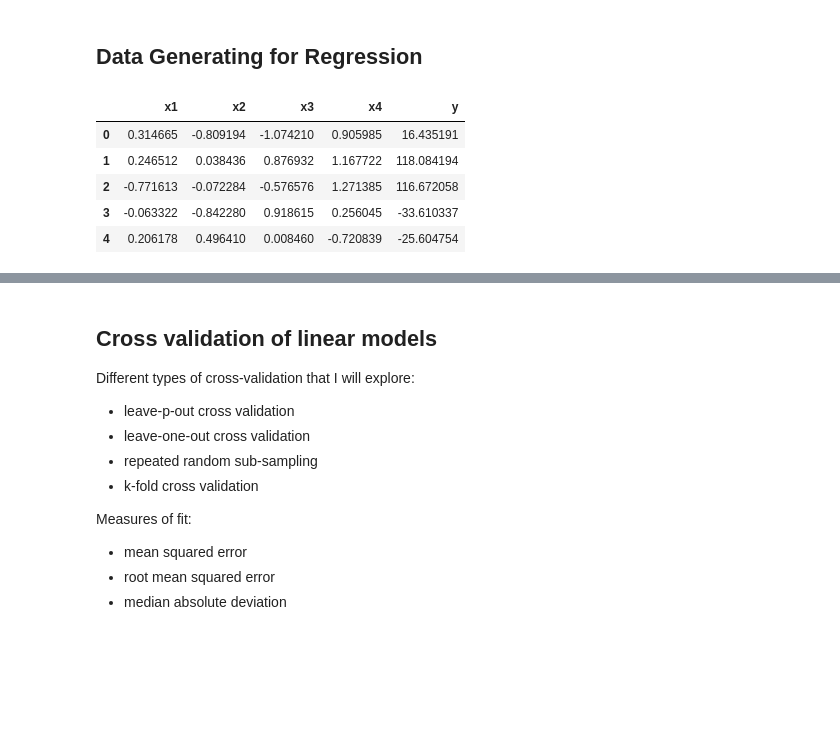
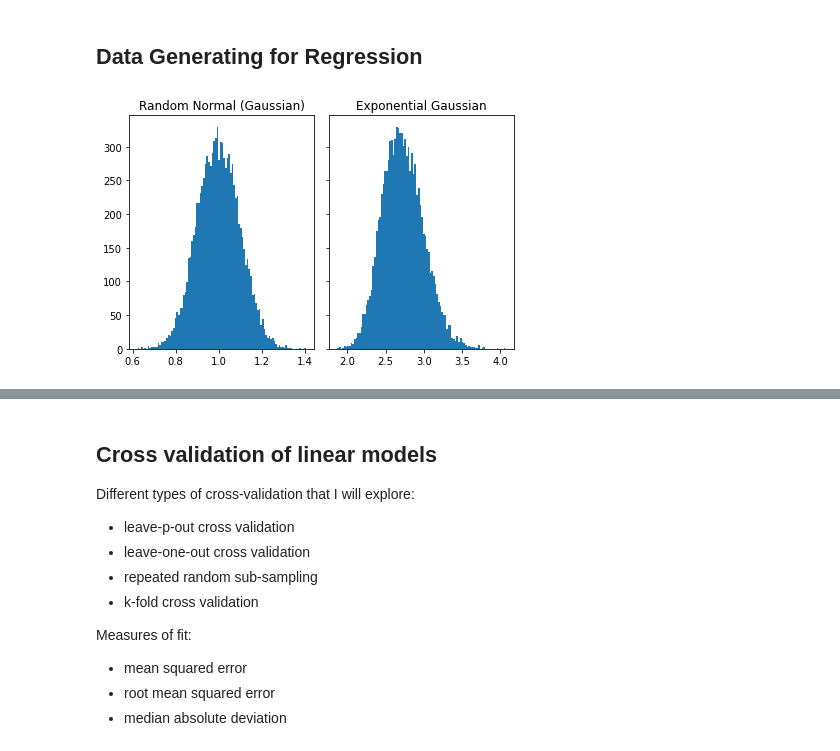
Before and after one commit to polinabee/stats-playground, a Jupyter notebook: stats_project.ipynb, the cells around one changed output, grey strips where cells are left out. Drawn from its saved outputs; the diff is of its cells as text; code cells hidden in the pictures; blank space fills up the shorter version.

```diff
--- a/stats_project.ipynb
+++ b/stats_project.ipynb
@@ -7,17 +7,18 @@ import matplotlib.pyplot as plt
 import seaborn as sns
 
 from sklearn.datasets import make_regression
-# %%
-data = make_regression(n_samples=100, n_features=4, n_informative=2, n_targets=1,
-                        bias=0.0, effective_rank=None,tail_strength=0.5,
-                        noise=10.0, shuffle=True, coef=False, random_state=None)
-df1 = pd.DataFrame(data[0],columns=['x'+str(i) for i in range(1,5)])
-df1['y'] = data[1]
-df1.head()
-# %% [output]
-|  | x1 | x2 | x3 | x4 | y |
-| 0 | 0.314665 | -0.809194 | -1.074210 | 0.905985 | 16.435191 |
-| 1 | 0.246512 | 0.038436 | 0.876932 | 1.167722 | 118.084194 |
-| 2 | -0.771613 | -0.072284 | -0.576576 | 1.271385 | 116.672058 |
-| 3 | -0.063322 | -0.842280 | 0.918615 | 0.256045 | -33.610337 |
-| 4 | 0.206178 | 0.496410 | 0.008460 | -0.720839 | -25.604754 |
+# %%
+#gaussian and exponential gaussian
+np.random.seed(19680801)
+
+x_s = np.random.normal(1, .1, 10000)
+e_s = np.exp(x_s)
+
+fig, axs = plt.subplots(1, 2, sharey=True, tight_layout=True)
+axs[0].hist(x_s, bins=100)
+axs[1].hist(e_s, bins=100)
+
+axs[0].title.set_text('Random Normal (Gaussian)')
+axs[1].title.set_text('Exponential Gaussian')
+# %% [output]
+[figure, added]
```
Also changed, not shown: parts of 11 cells of this notebook.
